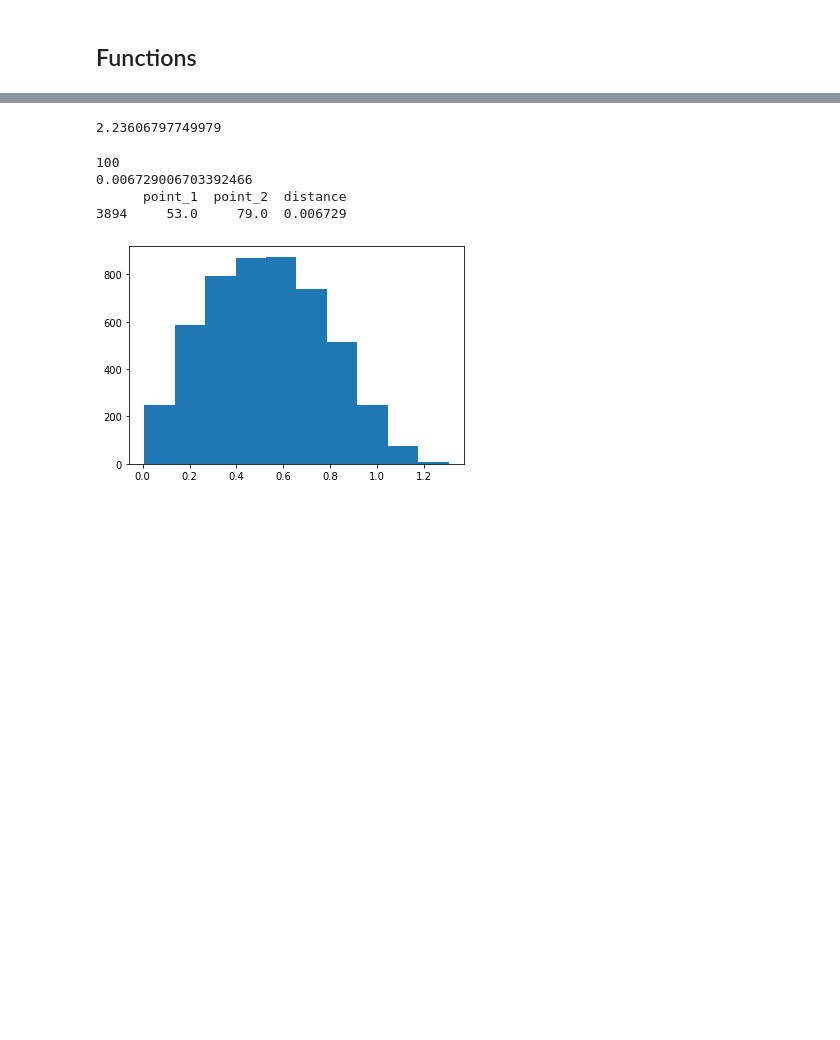
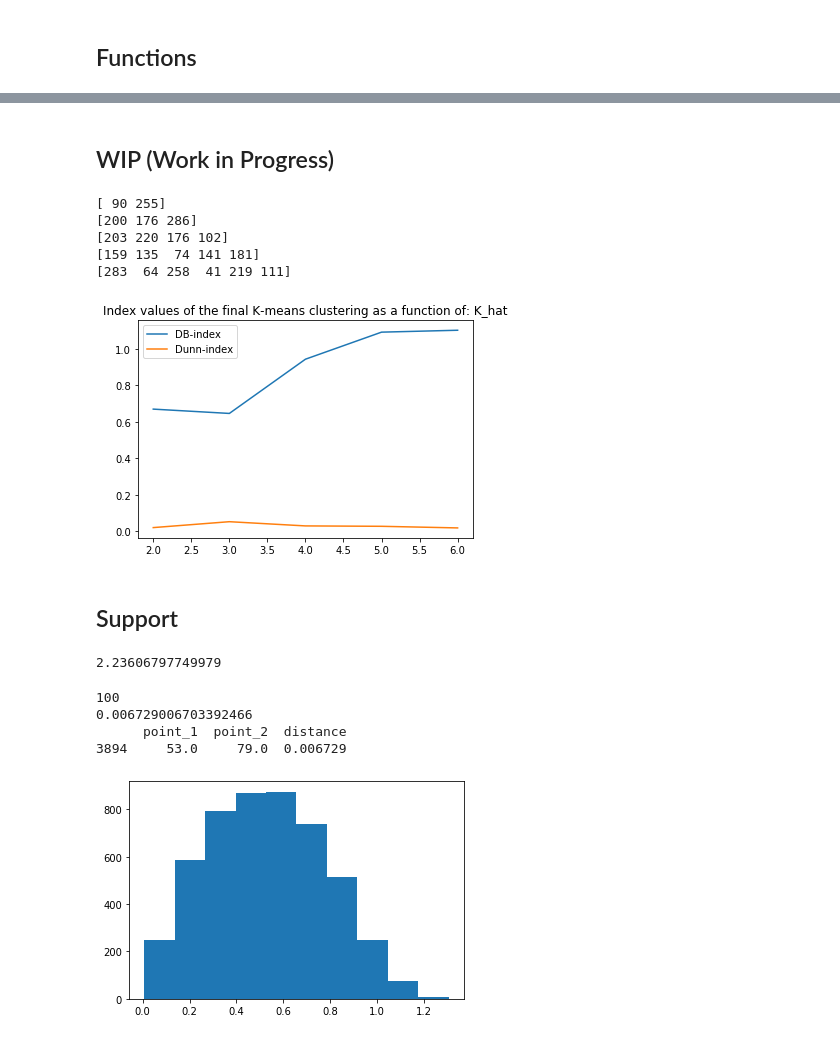
Before and after one commit to paparon96/Clustering, a Jupyter notebook: Aron_Distance_examples.ipynb, the cells around one changed output, grey strips where cells are left out. Cells and saved outputs as stored; diff of their text form; code cells hidden in the pictures; blank space fills up the shorter version.

```diff
--- a/Aron_Distance_examples.ipynb
+++ b/Aron_Distance_examples.ipynb
@@ -217,3 +336,49 @@ def DB_index(X,centroids,cluster_table):
+# %% [markdown]
+## WIP (Work in Progress)
+# %%
+def index_params(n=300,p=2,K_true=3,std=0.9,K_hat=5):
+    X, y = benchmark_data_generation(n=n,p=p,K=K_true,std = std)
+    centroids, cluster_table, cost_values_db, cost_values_dunn = k_means_clustering(K_hat,X)
+    db_final = cost_values_db[-1]
+    dunn_final = cost_values_dunn[-1]
+
+    return db_final,dunn_final
+# %%
+
+def index_params_plotter(param,start_value,end_value):
+    dbs=[]
+    dunns=[]
+    integers = ['n','p','K_true','K_hat']
+    floats = ['std']
+
+    if param in integers:
+        iterators = np.arange(start_value,end_value,1)
+    else:
+        iterators = np.arange(start_value,end_value,0.1)
+
+    for i in iterators:
+        #a = str(param)
+        #db_final,dunn_final = index_params(param=i)
+        db_final,dunn_final = index_params(K_hat=i)
+        dbs.append(db_final)
+        dunns.append(dunn_final)
+
+    plt.plot(iterators,dbs)
+    plt.plot(iterators,dunns)
+    plt.legend(['DB-index','Dunn-index'])
+    plt.title("Index values of the final K-means clustering as a function of: {}".format(param))
+    plt.show()
+# %%
+index_params_plotter('K_hat',2,7) # Algorithm should find 3 as optimal
+# %% [output]
+[ 90 255]
+[200 176 286]
+[203 220 176 102]
+[159 135  74 141 181]
+[283  64 258  41 219 111]
+[figure, added]
+# %% [markdown]
+## Support
 # %%
 # Test the custom function
 
```
Also changed, not shown: parts of 13 cells of this notebook.
